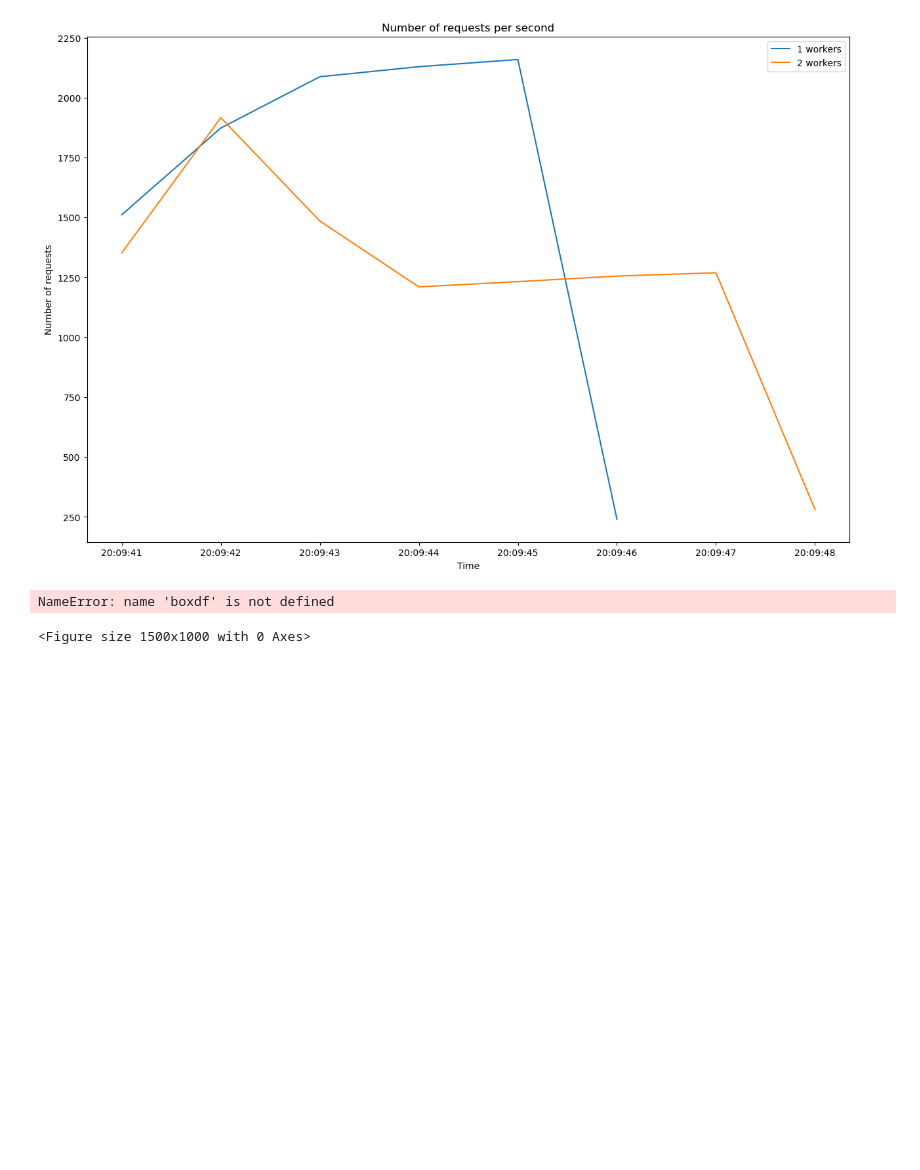
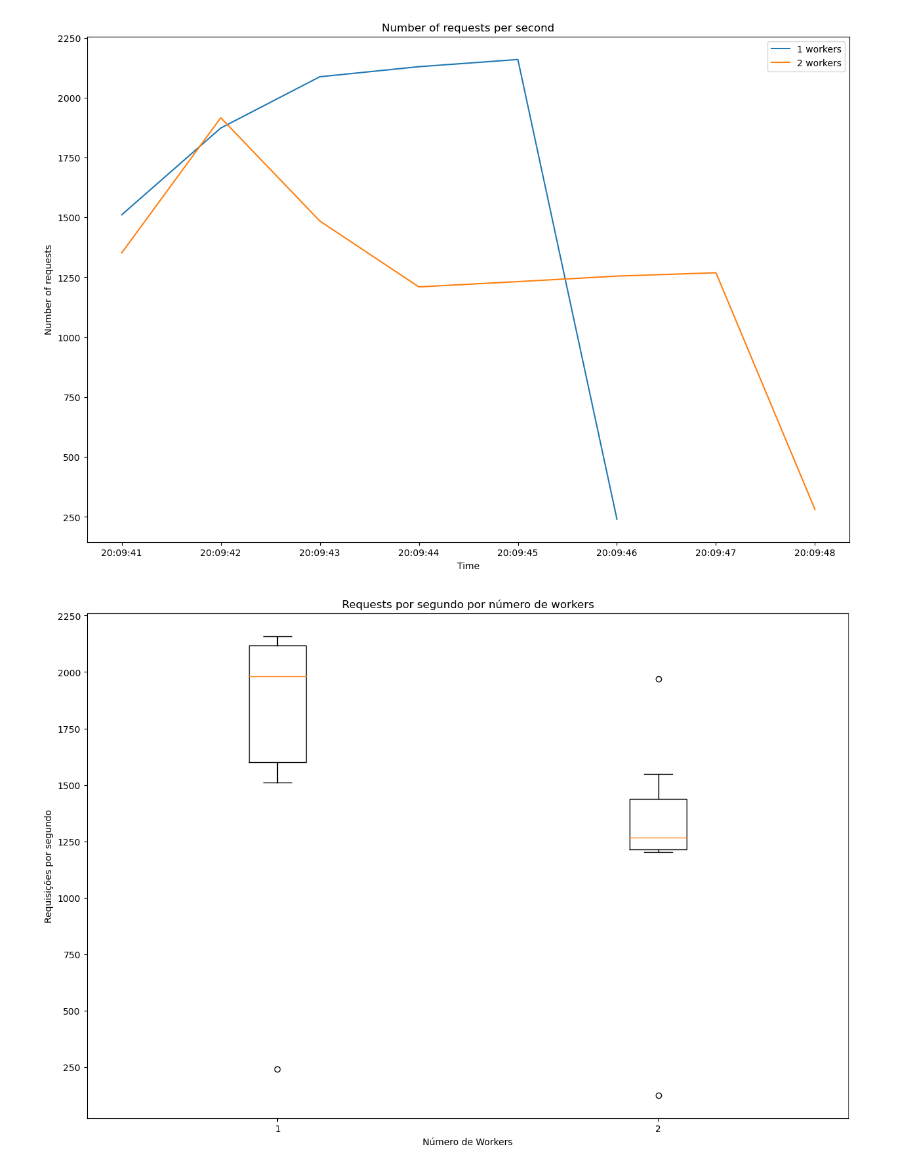
Before and after one commit to PauloHFS/concorrente-projeto, a Jupyter notebook: nodejs/eda_tests.ipynb, the cells around one changed output. Cells and saved outputs as stored; diff of their text form; code cells hidden in the pictures; blank space fills up the shorter version.

```diff
--- a/nodejs/eda_tests.ipynb
+++ b/nodejs/eda_tests.ipynb
@@ -87,13 +76,25 @@ plt.legend()
 plt.show()
 # %% [output]
 [figure]
+# %%
+boxdf = df.copy()
 # %%
-fig = plt.figure(figsize=(15, 10))
+fig, ax = plt.subplots(figsize=(15, 10))
+data = []
+
 for worker in boxdf['workers'].unique():
-  temp = boxdf[boxdf['workers'] == worker]
-  temp.index = temp['created_at']
-  temp = temp.resample('1s').size()
-  plt.plot(temp, label=f'{worker} workers')
+    temp = boxdf[boxdf['workers'] == worker]
+    temp.index = temp['created_at']
+    temp = temp.resample('1s').size()
+    data.append(temp)
+
+ax.boxplot(data, labels=boxdf['workers'].unique())
+
+ax.set_xticklabels(boxdf['workers'].unique())
+ax.set_xlabel('Número de Workers')
+ax.set_ylabel('Requisições por segundo')
+ax.set_title('Requests por segundo por número de workers')
+
+plt.show()
 # %% [output]
-NameError: name 'boxdf' is not defined
-<Figure size 1500x1000 with 0 Axes>
+[figure, added]
```
Also changed, not shown: parts of 1 cell of this notebook, 1 other file.
